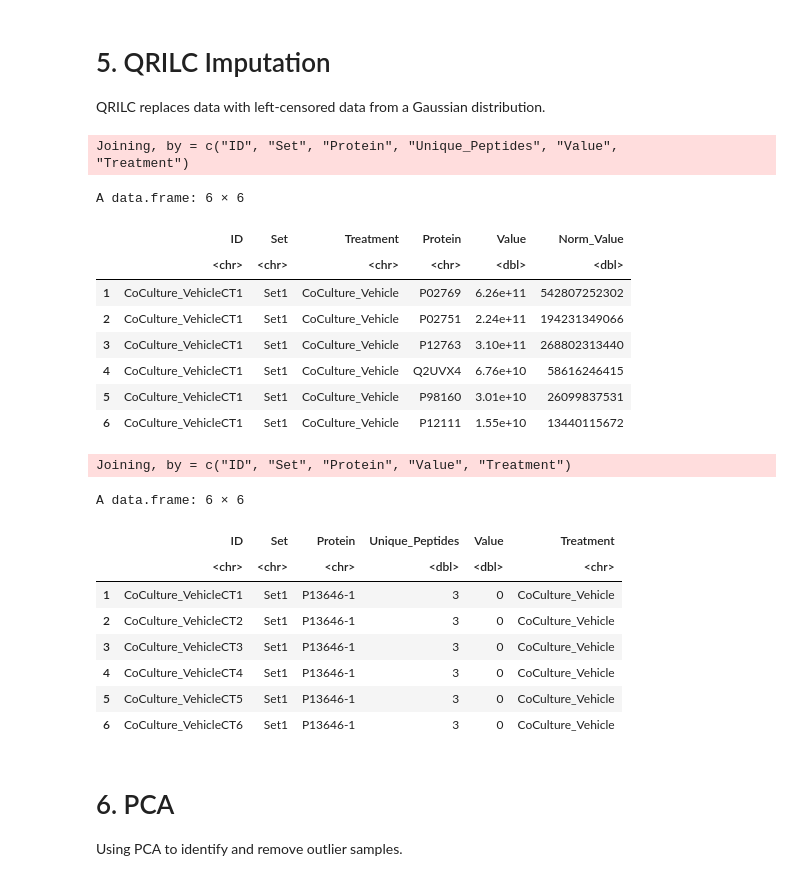
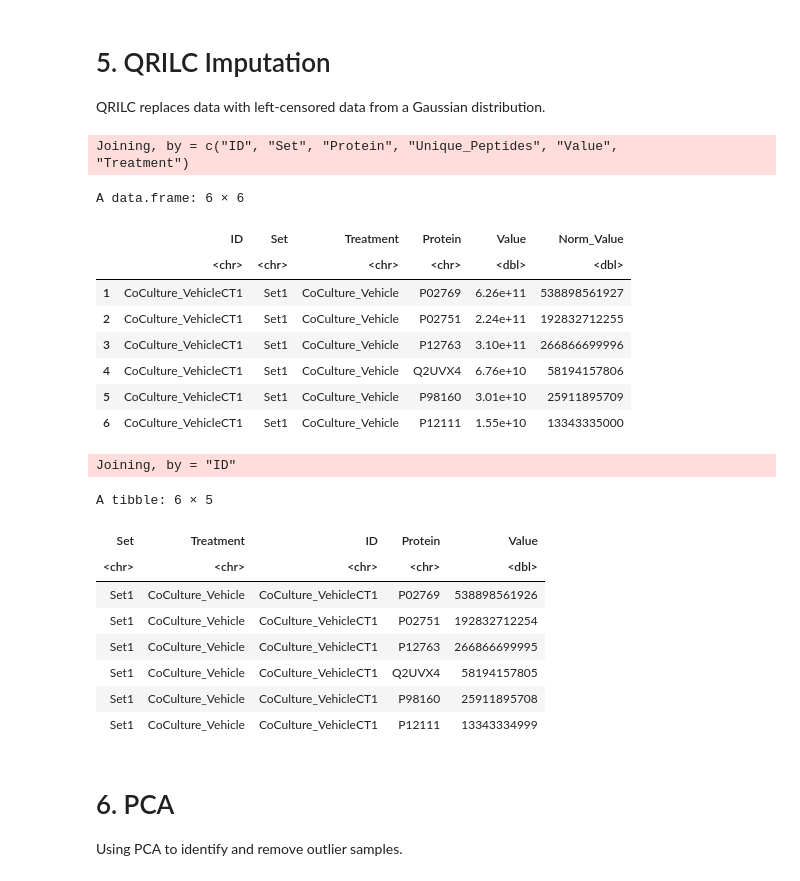
Before and after one commit to UNC-CEMALB/Characterizing-the-Extracellular-Vesicle-Proteomic-Landscape-of-the-Human-Airway-using-In-vitro-Orga, a Jupyter notebook: 1. Data Processing/Data Processing.ipynb, the cells around one changed output. Drawn from its saved outputs; the diff is of its cells as text; code cells hidden in the pictures.

```diff
--- a/1. Data Processing/Data Processing.ipynb
+++ b/1. Data Processing/Data Processing.ipynb
@@ -129,13 +129,12 @@ Normalize to total amount of peptide per sample: sum the abundance values for ea
 # %%
 # set 1 = coculture, set 2 = triculture
 normalized_df = proteome_df %>%
-    group_by(Set, ID) %>%
+    group_by(ID) %>%
     #removing missing data
     drop_na() %>%
     mutate(Summed_Value = sum(Value)) %>%
     #calculating median across all samples but still within each set
     ungroup() %>%
-    group_by(Set) %>%
     mutate(Median_of_Sum = median(Summed_Value), Norm_Factor = Summed_Value/ Median_of_Sum,
            Norm_Value = Value/Norm_Factor) %>%
     select(-c("Summed_Value", "Median_of_Sum", "Norm_Factor"))
@@ -176,7 +175,7 @@ Round 2 - Filter rows based on valid values: 50 % valid in either culture or set
 protein_presence_df = detection_filter_1_df %>%
     # creating 2 count cols: 1st for non-missing data, 2nd for all data
     mutate(data_count = ifelse(is.na(Value), 0, 1), all_count = 1) %>%
-    group_by(Set, Protein) %>%
+    group_by(Protein) %>%
     summarize(Protein_Presence = sum(data_count)/ sum(all_count) * 100) %>%
     filter(Protein_Presence < 50) %>%
     arrange(Protein_Presence)
@@ -259,11 +253,11 @@ Joining, by = c("ID", "Set", "Protein", "Unique_Peptides", "Value",
 A data.frame: 6 × 6
 |  | ID | Set | Treatment | Protein | Value | Norm_Value |
 |  | <chr> | <chr> | <chr> | <chr> | <dbl> | <dbl> |
-| 1 | CoCulture_VehicleCT1 | Set1 | CoCulture_Vehicle | P02769 | 6.26e+11 | 542807252302 |
-| 2 | CoCulture_VehicleCT1 | Set1 | CoCulture_Vehicle | P02751 | 2.24e+11 | 194231349066 |
-| 3 | CoCulture_VehicleCT1 | Set1 | CoCulture_Vehicle | P12763 | 3.10e+11 | 268802313440 |
-| 4 | CoCulture_VehicleCT1 | Set1 | CoCulture_Vehicle | Q2UVX4 | 6.76e+10 | 58616246415 |
-| 5 | CoCulture_VehicleCT1 | Set1 | CoCulture_Vehicle | P98160 | 3.01e+10 | 26099837531 |
-| 6 | CoCulture_VehicleCT1 | Set1 | CoCulture_Vehicle | P12111 | 1.55e+10 | 13440115672 |
+| 1 | CoCulture_VehicleCT1 | Set1 | CoCulture_Vehicle | P02769 | 6.26e+11 | 538898561927 |
+| 2 | CoCulture_VehicleCT1 | Set1 | CoCulture_Vehicle | P02751 | 2.24e+11 | 192832712255 |
+| 3 | CoCulture_VehicleCT1 | Set1 | CoCulture_Vehicle | P12763 | 3.10e+11 | 266866699996 |
+| 4 | CoCulture_VehicleCT1 | Set1 | CoCulture_Vehicle | Q2UVX4 | 6.76e+10 | 58194157806 |
+| 5 | CoCulture_VehicleCT1 | Set1 | CoCulture_Vehicle | P98160 | 3.01e+10 | 25911895709 |
+| 6 | CoCulture_VehicleCT1 | Set1 | CoCulture_Vehicle | P12111 | 1.55e+10 | 13343335000 |
 # %%
 # first splitting df to impute within set
@@ -297,40 +291,38 @@ QRILC_imputation = function(dataset){
     QRILC_df = QRILC_log2_df %>%
         mutate_all(., function(x) 2^x - 1)
 
-    # adding a replicate col so values can be uniquely identified for pca later, also adding back in ID col
+    # adding back in ID col
     QRILC_df = cbind(ID = wider_dataset$ID, QRILC_df)
 
     # adding back in Tx, and Set columns
     final_pivoted_column_number = dim(QRILC_df)[2] + 2
-    imputed_dataset = data.frame(cbind(dataset[1:6,2:3], QRILC_df)) %>%
-        pivot_longer(cols = 4:all_of(final_pivoted_column_number), names_to = "Protein", values_to = "Value")
+
+     imputed_dataset =  inner_join(unique(dataset %>%
+                                  select(Set, Treatment, ID)), QRILC_df) %>%
+       pivot_longer(cols = 4:all_of(final_pivoted_column_number), names_to = "Protein", values_to = "Value")
 
    return(imputed_dataset)
 }
 
 # calling fn
-coculture_vehicleCT_imputed_df = QRILC_imputation(coculture_vehicleCT_preimputed_df)
-triculture_vehicleCT_imputed_df = QRILC_imputation(triculture_vehicleCT_preimputed_df)
+# coculture_vehicleCT_imputed_df = QRILC_imputation(coculture_vehicleCT_preimputed_df)
+# triculture_vehicleCT_imputed_df = QRILC_imputation(triculture_vehicleCT_preimputed_df)
+imputed_df = QRILC_imputation(preimputed_df)
+# %% [output]
+Joining, by = "ID"
-# %%
-# adding back in that one protein
-coculture_vehicleCT_imputed_df = full_join(detection_filter_1_df %>%
-    filter(Protein == "P13646-1"), coculture_vehicleCT_imputed_df) %>%
-#mutate(Treatment = ifelse(grepl("CoCulture_PooledSample", ID), "CoCulture_PooledSample",
-    mutate(Value = ifelse(Protein == "P13646-1", 0, Value))
-# %% [output]
-Joining, by = c("ID", "Set", "Protein", "Value", "Treatment")
 # %%
- head(coculture_vehicleCT_imputed_df)
+# head(coculture_vehicleCT_imputed_df)
+head(imputed_df)
 # %% [output]
-A data.frame: 6 × 6
+A tibble: 6 × 5
-|  | ID | Set | Protein | Unique_Peptides | Value | Treatment |
-|  | <chr> | <chr> | <chr> | <dbl> | <dbl> | <chr> |
-| 1 | CoCulture_VehicleCT1 | Set1 | P13646-1 | 3 | 0 | CoCulture_Vehicle |
-| 2 | CoCulture_VehicleCT2 | Set1 | P13646-1 | 3 | 0 | CoCulture_Vehicle |
-| 3 | CoCulture_VehicleCT3 | Set1 | P13646-1 | 3 | 0 | CoCulture_Vehicle |
-| 4 | CoCulture_VehicleCT4 | Set1 | P13646-1 | 3 | 0 | CoCulture_Vehicle |
-| 5 | CoCulture_VehicleCT5 | Set1 | P13646-1 | 3 | 0 | CoCulture_Vehicle |
-| 6 | CoCulture_VehicleCT6 | Set1 | P13646-1 | 3 | 0 | CoCulture_Vehicle |
+| Set | Treatment | ID | Protein | Value |
+| <chr> | <chr> | <chr> | <chr> | <dbl> |
+| Set1 | CoCulture_Vehicle | CoCulture_VehicleCT1 | P02769 | 538898561926 |
+| Set1 | CoCulture_Vehicle | CoCulture_VehicleCT1 | P02751 | 192832712254 |
+| Set1 | CoCulture_Vehicle | CoCulture_VehicleCT1 | P12763 | 266866699995 |
+| Set1 | CoCulture_Vehicle | CoCulture_VehicleCT1 | Q2UVX4 | 58194157805 |
+| Set1 | CoCulture_Vehicle | CoCulture_VehicleCT1 | P98160 | 25911895708 |
+| Set1 | CoCulture_Vehicle | CoCulture_VehicleCT1 | P12111 | 13343334999 |
 # %% [markdown]
 # 6. PCA
 
```
Also changed, not shown: parts of 17 cells of this notebook.
